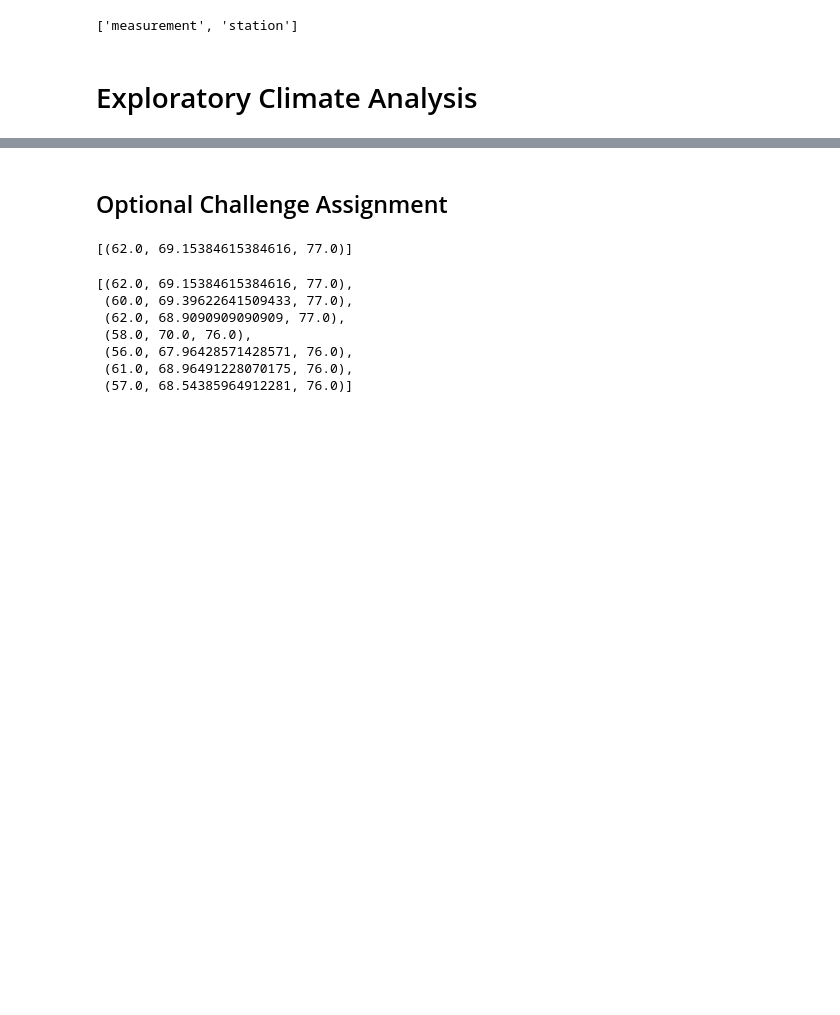
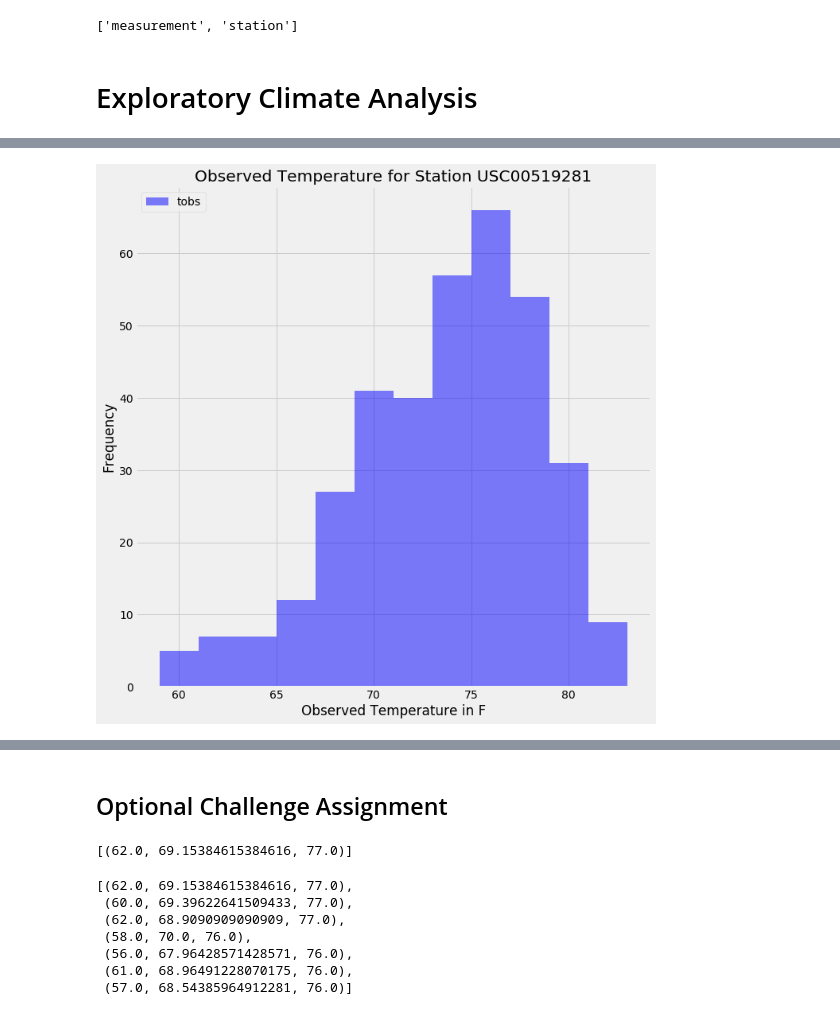
Before and after one commit to davidgmathews/HW_10_Surfs_Up, a Jupyter notebook: climate.ipynb, the cells around one changed output, grey strips where cells are left out. Saved outputs shown, nothing was run; the diff lists cells and outputs as text; code cells hidden in the pictures; blank space fills up the shorter version.

```diff
--- a/climate.ipynb
+++ b/climate.ipynb
@@ -118,6 +177,26 @@ AttributeError: module 'pandas' has no attribute 'to_list'
 # %%
 # Choose the station with the highest number of temperature observations.
 # Query the last 12 months of temperature observation data for this station and plot the results as a histogram
+most_active_temp=session.query(Measurement.station,func.count(Measurement.tobs),func.max(Measurement.date)).group_by(Measurement.station).\
+order_by(func.count(Measurement.tobs).desc()).first()
+last12min=str(dt.datetime.strptime(most_active_temp[2],'%Y-%m-%d').date()+dt.timedelta(-365))
+last12temp=session.query(Measurement.date,Measurement.tobs).filter(Measurement.date>last12min).\
+filter(Measurement.station==most_active_temp[0]).all()
+# %%
+tobs=[i[1] for i in last12temp]
+fig=plt.figure(figsize=(10,10))
+plt.hist(x=tobs, bins=12, facecolor='blue', alpha=0.5)
+plt.legend(labels=['tobs'],loc='upper left')
+plt.xlabel('Observed Temperature in F')
+plt.ylabel('Frequency')
+plt.title(f'Observed Temperature for Station {most_active_temp[0]}')
+plt.tight_layout()
+#saving figure
+plt.savefig('./Most_Active_Station_Temperature_Histogram.png', dpi=fig.dpi,facecolor='w',edgecolor='w')
+#display figure
+plt.show()
+# %% [output]
+[figure, added]
 # %% [markdown]
 ![precipitation](Images/station-histogram.png)
 # %%
```
Also changed, not shown: parts of 25 cells of this notebook, 5 other files.
